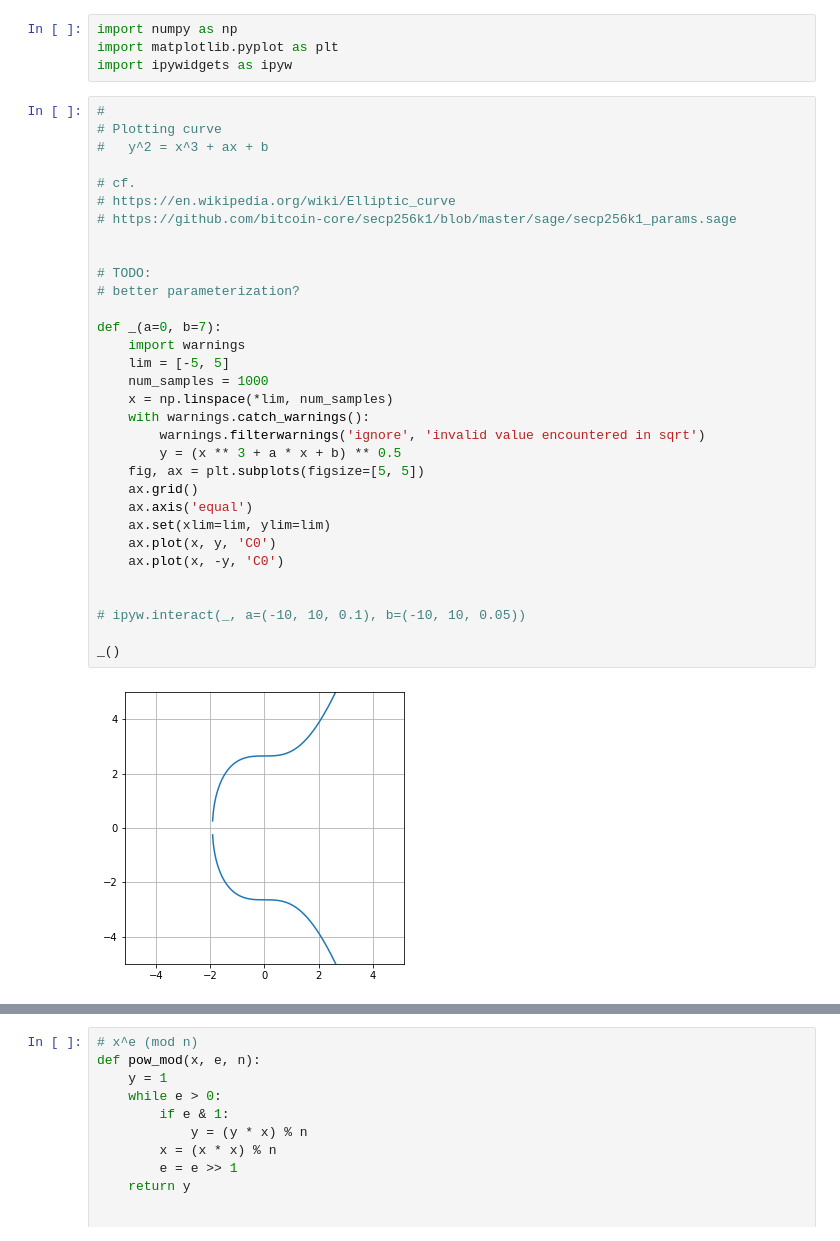
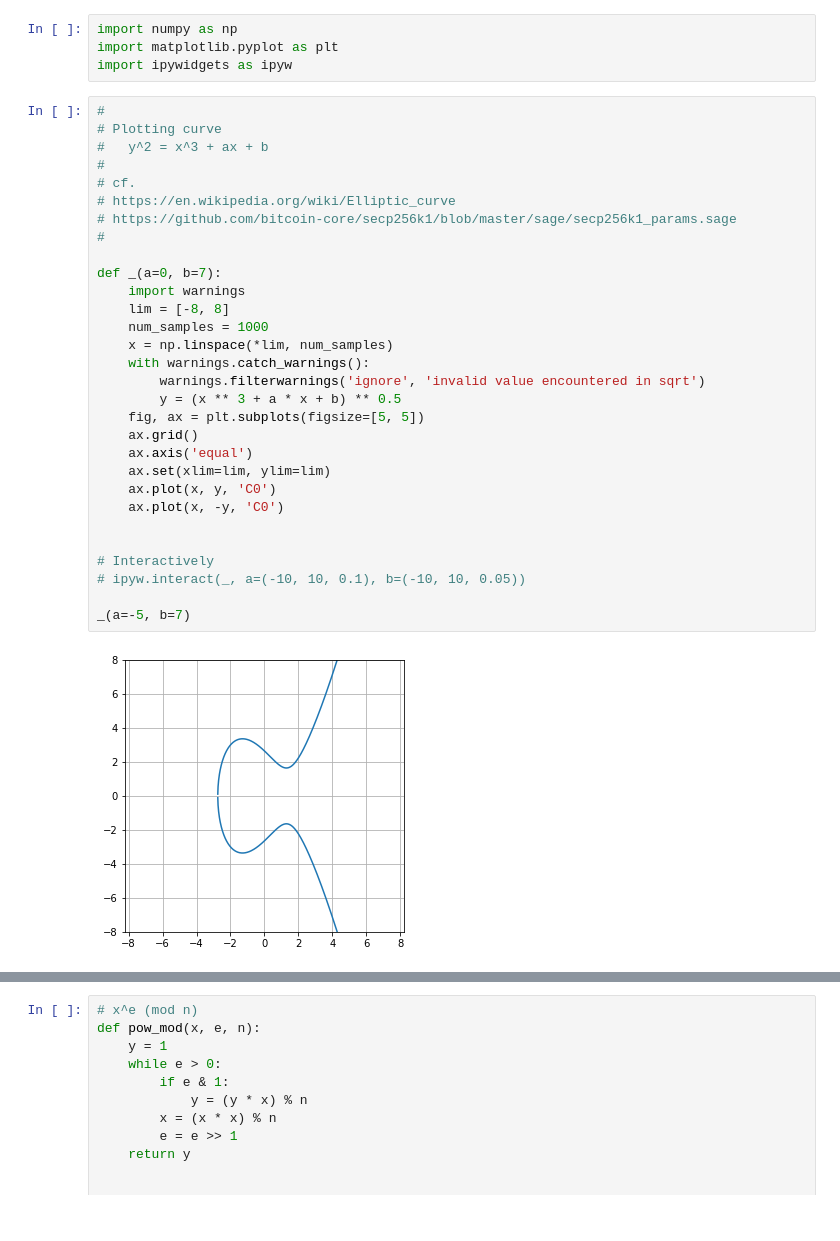
Before and after one commit to hi-ogawa/notebooks, a Jupyter notebook: src/elliptic_curve.ipynb, the cells around one changed output, grey strips where cells are left out. Drawn from its saved outputs; the diff is of its cells as text.

```diff
--- a/src/elliptic_curve.ipynb
+++ b/src/elliptic_curve.ipynb
@@ -5,34 +5,32 @@ import ipywidgets as ipyw
 # %%
 #
 # Plotting curve
 #   y^2 = x^3 + ax + b
-
+#
 # cf.
 # https://en.wikipedia.org/wiki/Elliptic_curve
 # https://github.com/bitcoin-core/secp256k1/blob/master/sage/secp256k1_params.sage
-
-
-# TODO:
-# better parameterization?
+#
 
 def _(a=0, b=7):
     import warnings
-    lim = [-5, 5]
+    lim = [-8, 8]
     num_samples = 1000
     x = np.linspace(*lim, num_samples)
     with warnings.catch_warnings():
         warnings.filterwarnings('ignore', 'invalid value encountered in sqrt')
         y = (x ** 3 + a * x + b) ** 0.5
     fig, ax = plt.subplots(figsize=[5, 5])
     ax.grid()
     ax.axis('equal')
     ax.set(xlim=lim, ylim=lim)
     ax.plot(x, y, 'C0')
     ax.plot(x, -y, 'C0')
 
 
+# Interactively
 # ipyw.interact(_, a=(-10, 10, 0.1), b=(-10, 10, 0.05))
 
-_()
+_(a=-5, b=7)
 # %% [output]
-[figure, old version]
+[figure, new version]
```
Also changed, not shown: parts of 2 cells of this notebook.
